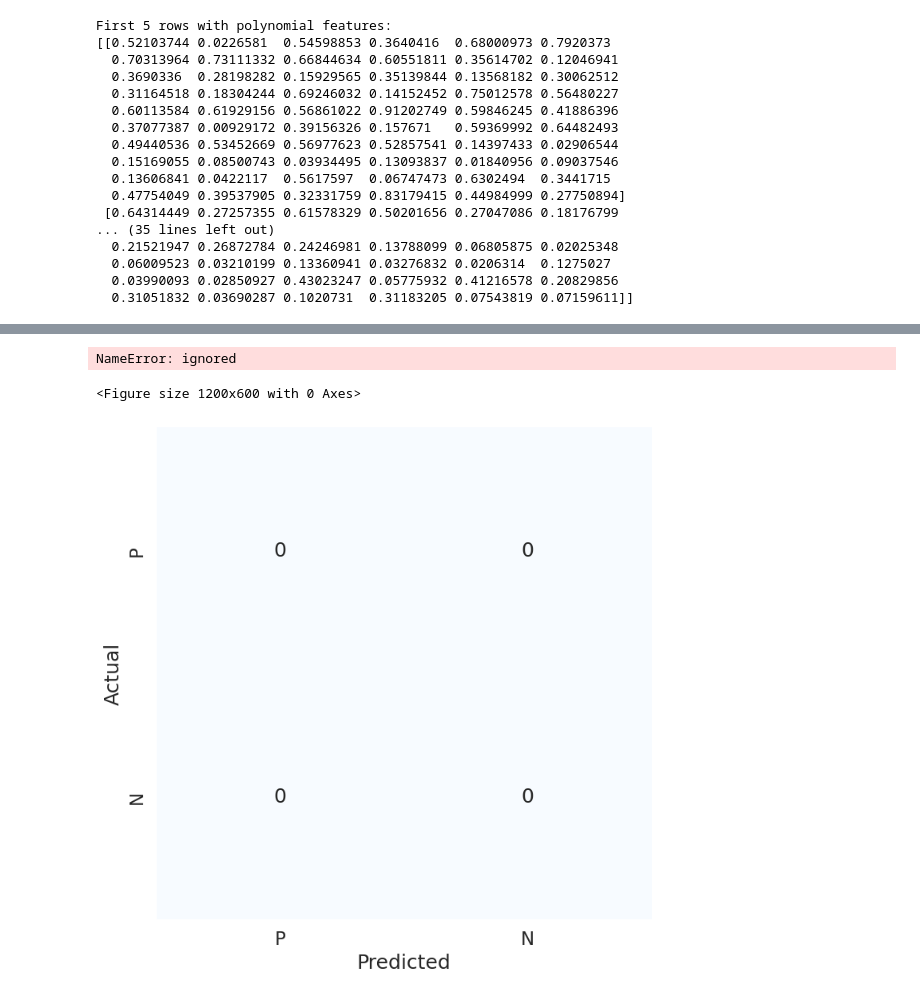
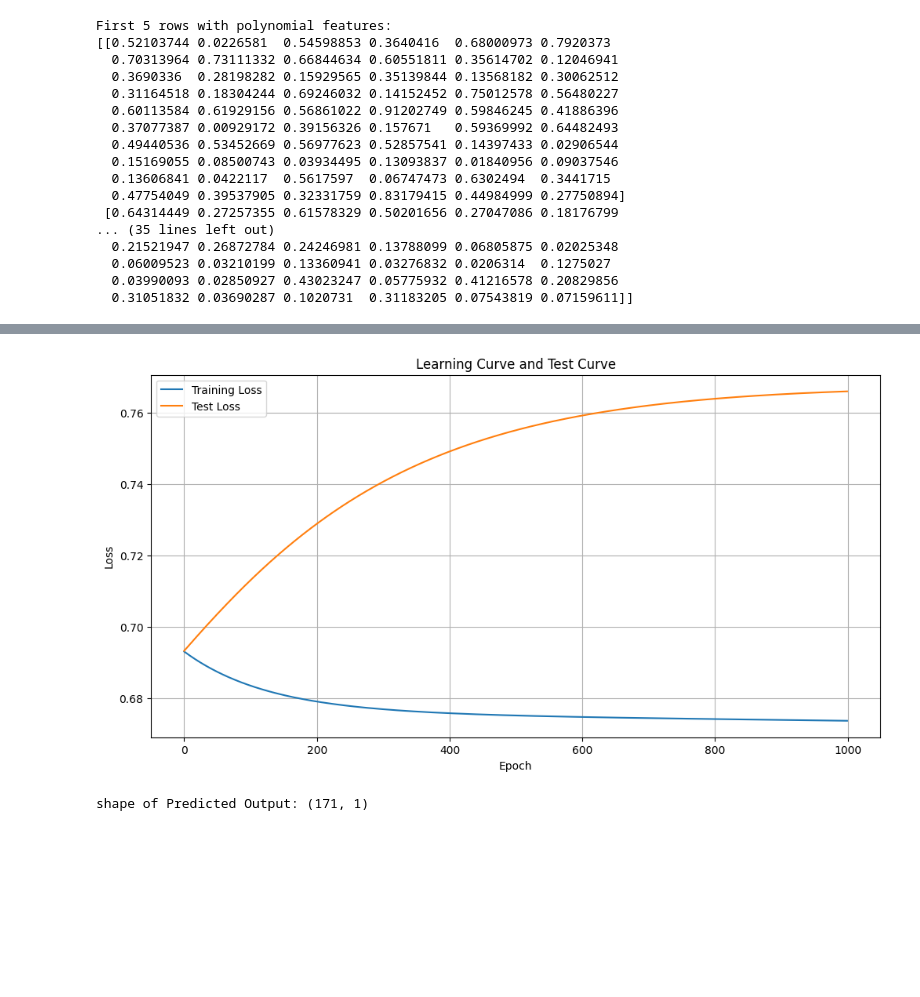
Before and after one commit to jeries-123/AI-project, a Jupyter notebook: ai_project.ipynb, the cells around one changed output, grey strips where cells are left out. Drawn from its saved outputs; the diff is of its cells as text; code cells hidden in the pictures; blank space fills up the shorter version.

```diff
--- a/ai_project.ipynb
+++ b/ai_project.ipynb
@@ -202,18 +250,30 @@ def gradient_d(X, y, rate, num):
 # %%
 #task 4
-# Plot the learning and test curves
+
 plt.figure(figsize=(12, 6))
-plt.plot(range(max_epoch), tr_data, label="Training Loss")
-plt.plot(range(max_epoch), test_losses, label="Test Loss")
+plt.plot(range(num_epochs), train_loss, label="Training Loss")
+plt.plot(range(num_epochs), eval_loss, label="Test Loss")
 plt.xlabel("Epoch")
 plt.ylabel("Loss")
 plt.title("Learning Curve and Test Curve")
 plt.legend()
 plt.grid(True)
 plt.show()
 # %% [output]
-NameError: ignored
-<Figure size 1200x600 with 0 Axes>
+[figure, added]
+# %%
+# task5
+
+
+cut_off = 0.5
+
+z_eval = np.dot(test_data_poly, weights.T) + bias
+predictions_test = activate(z_eval)
+classified_predictions = (predictions_test > cut_off).astype(int)
+
+print(f"shape of Predicted Output: {predictions_test.shape}")
+# %% [output]
+shape of Predicted Output: (171, 1)
 # %%
 # helper function to plot confusion matrix
 
@@ -233,12 +293,3 @@ def plot_conf_mat(conf_mat):
     plt.ylabel('Actual')
     plt.xlabel('Predicted')
     plt.show()
-# %%
-conf_mat = np.zeros((2,2),dtype=int)
-# you need to write algorithm here to update conf_mat
-# you have to use test dataset
-
-# plot the confusion matrix
-plot_conf_mat(conf_mat)
-# %% [output]
-[figure, removed]
```
Also changed, not shown: parts of 8 cells of this notebook.
